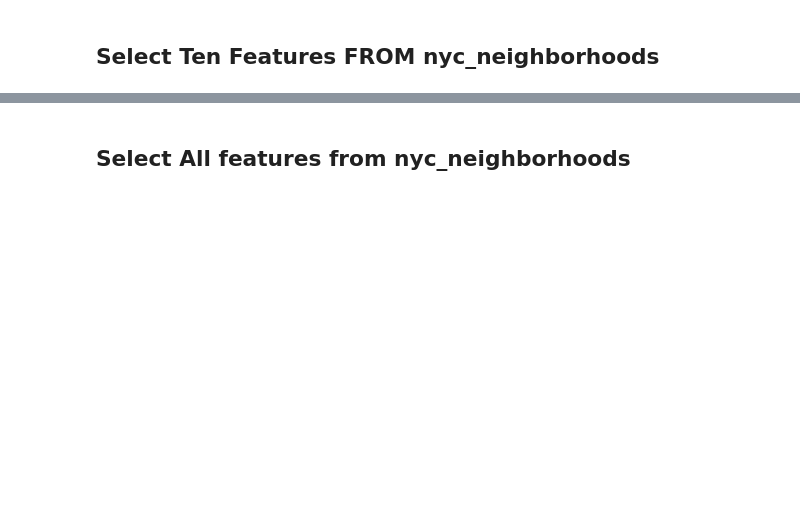
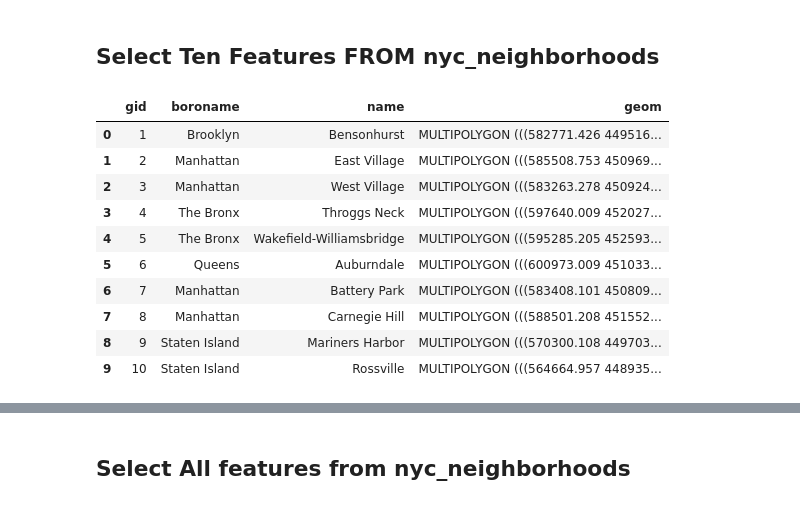
Before and after one commit to gisynw/ssj-376, a Jupyter notebook: docs/Lectures/Week05/Student_spatial_relationship copy.ipynb, the cells around one changed output, grey strips where cells are left out. Cells and saved outputs as stored; diff of their text form; code cells hidden in the pictures; blank space fills up the shorter version.

```diff
--- a/docs/Lectures/Week05/Student_spatial_relationship copy.ipynb
+++ b/docs/Lectures/Week05/Student_spatial_relationship copy.ipynb
@@ -34,5 +36,19 @@ insp.get_table_names()
 streets = text("SELECT * FROM  ch05.nyc_neighborhoods LIMIT 10")
 
 sub_streetsub_street = gpd.read_postgis(streets, con=engine)
+# %%
+sub_streetsub_street
+# %% [output]
+|  | gid | boroname | name | geom |
+| 0 | 1 | Brooklyn | Bensonhurst | MULTIPOLYGON (((582771.426 449516... |
+| 1 | 2 | Manhattan | East Village | MULTIPOLYGON (((585508.753 450969... |
+| 2 | 3 | Manhattan | West Village | MULTIPOLYGON (((583263.278 450924... |
+| 3 | 4 | The Bronx | Throggs Neck | MULTIPOLYGON (((597640.009 452027... |
+| 4 | 5 | The Bronx | Wakefield-Williamsbridge | MULTIPOLYGON (((595285.205 452593... |
+| 5 | 6 | Queens | Auburndale | MULTIPOLYGON (((600973.009 451033... |
+| 6 | 7 | Manhattan | Battery Park | MULTIPOLYGON (((583408.101 450809... |
+| 7 | 8 | Manhattan | Carnegie Hill | MULTIPOLYGON (((588501.208 451552... |
+| 8 | 9 | Staten Island | Mariners Harbor | MULTIPOLYGON (((570300.108 449703... |
+| 9 | 10 | Staten Island | Rossville | MULTIPOLYGON (((564664.957 448935... |
 # %%
 sub_streetsub_street.plot()
```
Also changed, not shown: parts of 9 cells of this notebook.
